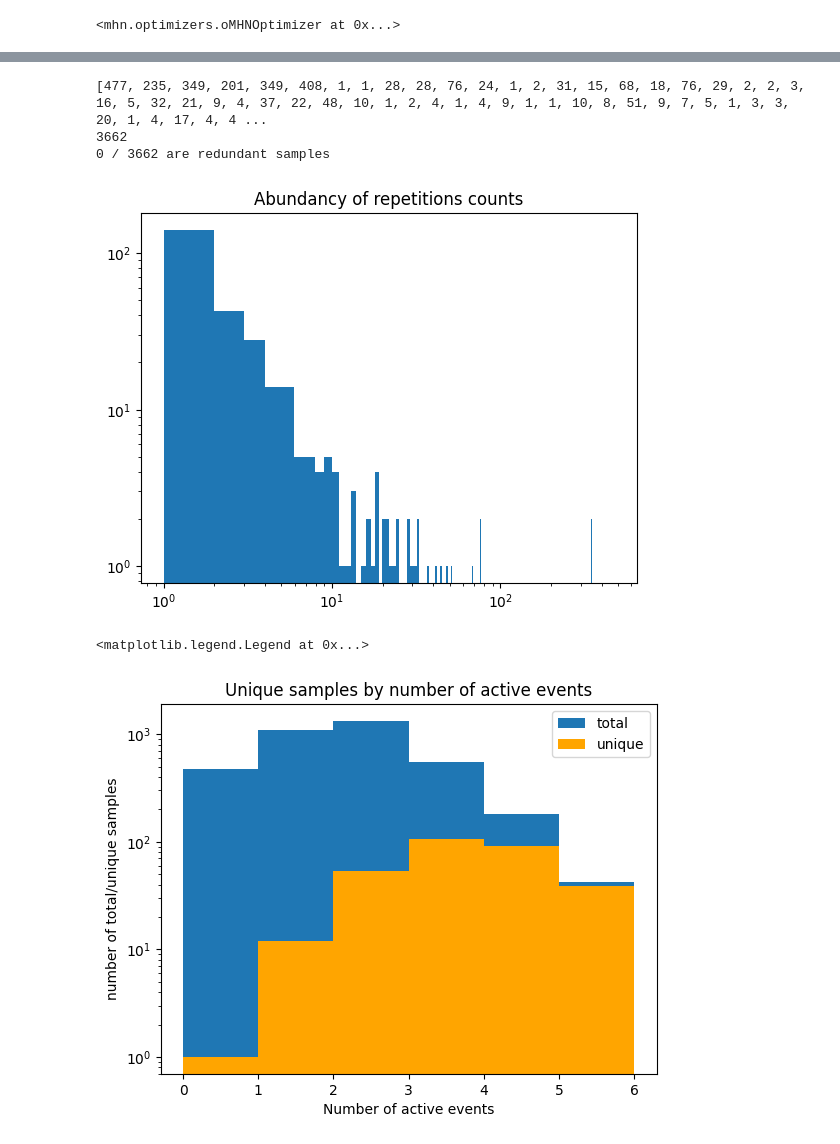
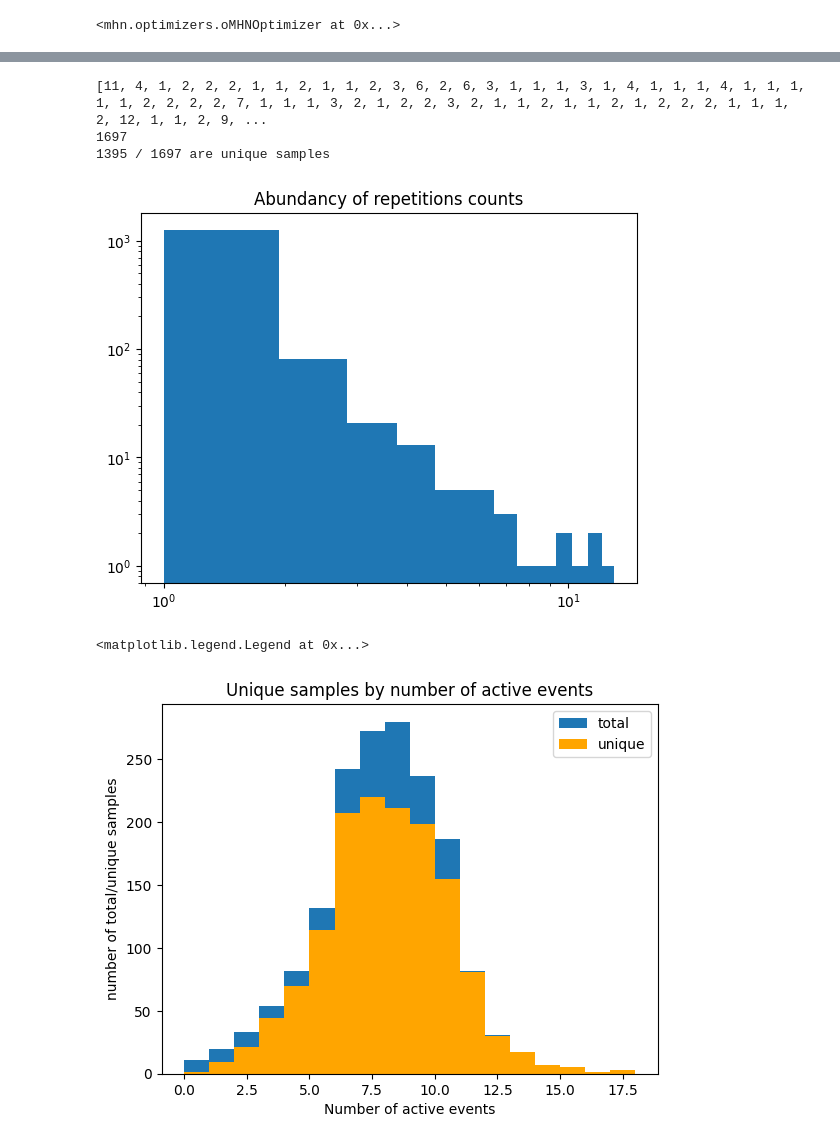
Before and after one commit to MichaelBonart/LearnMHN_TestRepo, a Jupyter notebook: demo/demo-optimizations.ipynb, the cells around one changed output, grey strips where cells are left out. Cells and saved outputs as stored; diff of their text form; code cells hidden in the pictures.

```diff
--- a/demo/demo-optimizations.ipynb
+++ b/demo/demo-optimizations.ipynb
@@ -27,34 +37,36 @@ input = pd.read_csv('LUAD_n12.csv')
 # %%
 my_data = np.tile(input, (1,1))
+#my_data=input
 opt.load_data_matrix(my_data, reduce_data_redundancies=True)
 data_retrieval, repetitions=opt._data.get_data_repetitions()
 print(repetitions)
 print(sum(repetitions))
-print(f"{sum([1 if r==0 else 0 for r in repetitions])} / {len(my_data)} are redundant samples")
+print(f"{len(repetitions)} / {len(my_data)} are unique samples")
 plt.hist([r for r in repetitions if r!=0], bins=max(repetitions),)
 plt.yscale('log')
 plt.xscale('log')
 plt.title("Abundancy of repetitions counts")
 plt.show()
 # %% [output]
-[477, 235, 349, 201, 349, 408, 1, 1, 28, 28, 76, 24, 1, 2, 31, 15, 68, 18, 76, 29, 2, 2, 3, 16, 5, 32, 21, 9, 4, 37, 22, 48, 10, 1, 2, 4, 1, 4, 9, 1, 1, 10, 8, 51, 9, 7, 5, 1, 3, 3, 20, 1, 4, 17, 4, 4 ...
-3662
-0 / 3662 are redundant samples
+[11, 4, 1, 2, 2, 2, 1, 1, 2, 1, 1, 2, 3, 6, 2, 6, 3, 1, 1, 1, 3, 1, 4, 1, 1, 1, 4, 1, 1, 1, 1, 1, 2, 2, 2, 2, 7, 1, 1, 1, 3, 2, 1, 2, 2, 3, 2, 1, 1, 2, 1, 1, 2, 1, 2, 2, 2, 1, 1, 1, 2, 12, 1, 1, 2, 9, ...
+1697
+1395 / 1697 are unique samples
-[figure, old version]
+[figure, new version]
 # %%
 active_events_count = [sum(s) for s in my_data]
 compr_active_events_count = [sum(s) for s in data_retrieval]
+mut_range = opt._data.get_max_mutation_num()+1
 
-plt.hist(active_events_count,bins=range(7), label="total")
-plt.hist(compr_active_events_count, bins=range(7), color='orange', label="unique")
+plt.hist(active_events_count, bins=range(mut_range), label="total")
+plt.hist(compr_active_events_count, bins=range(mut_range), color='orange', label="unique")
 plt.title("Unique samples by number of active events")
 plt.ylabel("number of total/unique samples")
 plt.xlabel("Number of active events")
-plt.yscale('log')
+#plt.yscale('log')
 plt.legend()
 # %% [output]
 <matplotlib.legend.Legend at 0x...>
-[figure, old version]
+[figure, new version]
 # %%
 plt.scatter(compr_active_events_count, repetitions, alpha=0.2)
 plt.yscale('log')
```
Also changed, not shown: parts of 16 cells of this notebook.
